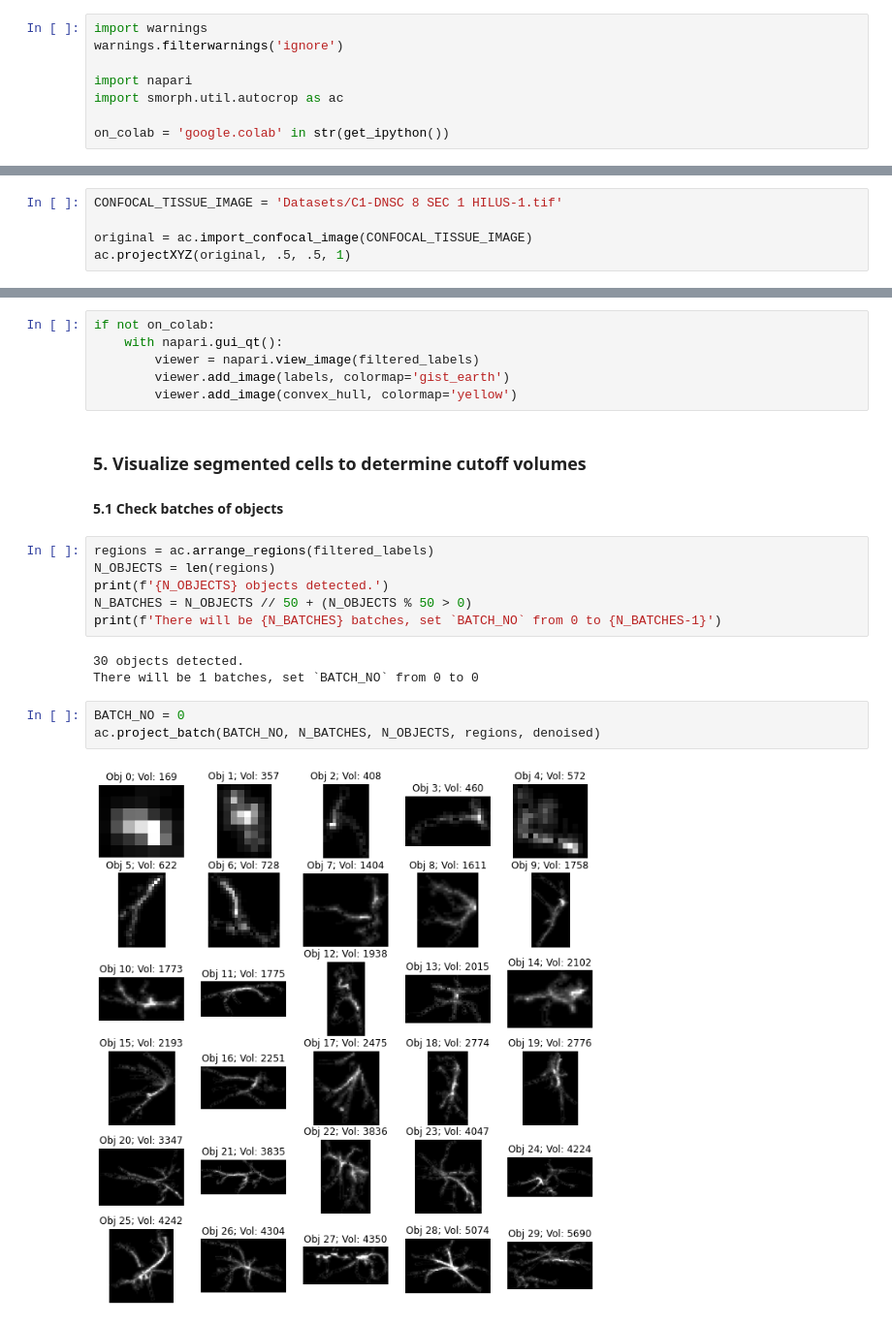
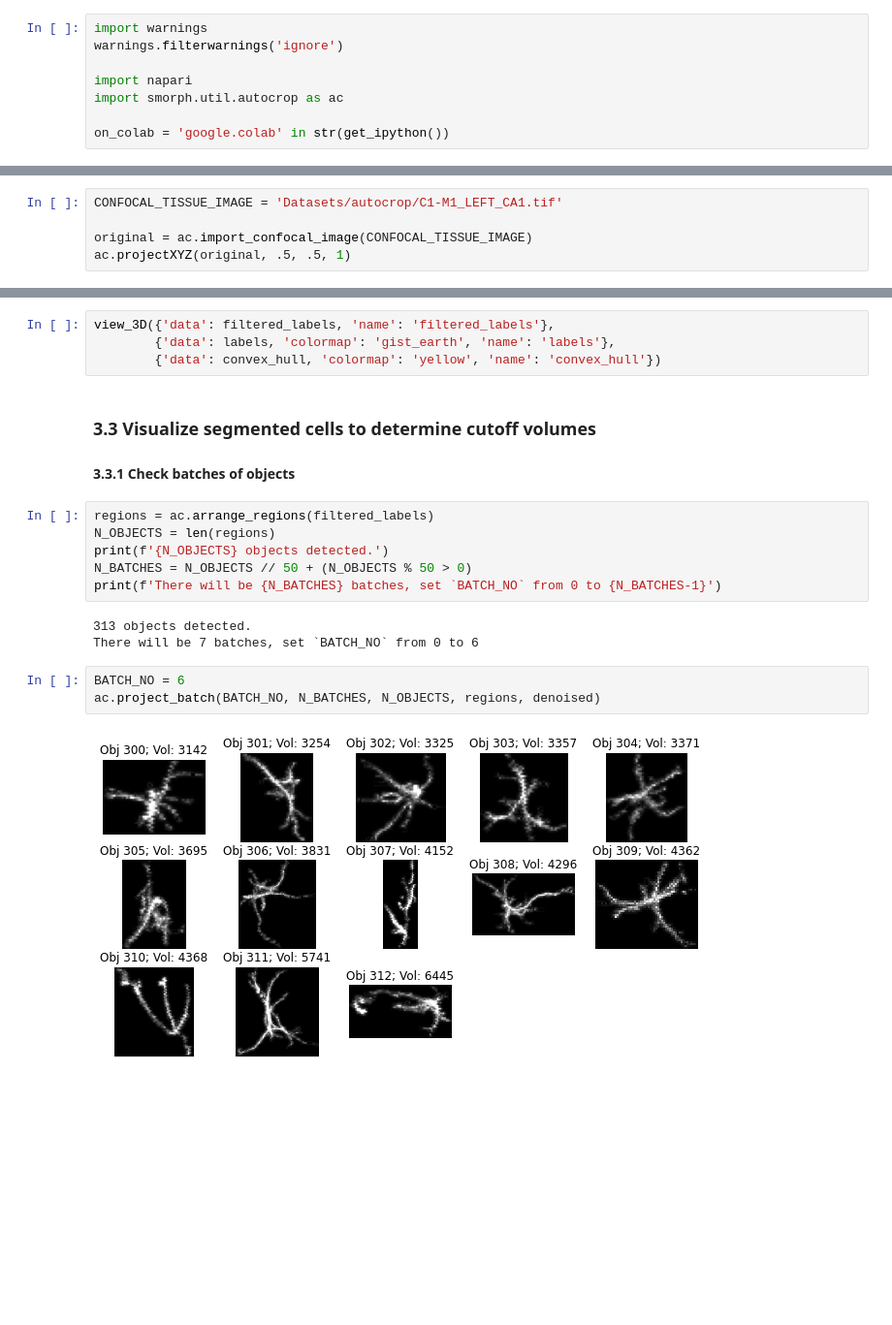
Before and after one commit to swanandlab/SMorph, a Jupyter notebook: autocrop.ipynb, the cells around one changed output, grey strips where cells are left out. Shown at 97% size. Saved outputs shown, nothing was run; the diff lists cells and outputs as text; blank space fills up the shorter version.

```diff
--- a/autocrop.ipynb
+++ b/autocrop.ipynb
@@ -15,7 +23,7 @@ on_colab = 'google.colab' in str(get_ipython())
 
 Set `CONFOCAL_TISSUE_IMAGE` to the path of the image file to be processed.
 # %%
-CONFOCAL_TISSUE_IMAGE = 'Datasets/C1-DNSC 8 SEC 1 HILUS-1.tif'
+CONFOCAL_TISSUE_IMAGE = 'Datasets/autocrop/C1-M1_LEFT_CA1.tif'
 
 original = ac.import_confocal_image(CONFOCAL_TISSUE_IMAGE)
 ac.projectXYZ(original, .5, .5, 1)
@@ -102,13 +86,11 @@ ac.projectXYZ(filtered_labels, .5, .5, 1, 'gist_earth')
-# %%
-if not on_colab:
-    with napari.gui_qt():
-        viewer = napari.view_image(filtered_labels)
-        viewer.add_image(labels, colormap='gist_earth')
-        viewer.add_image(convex_hull, colormap='yellow')
+# %%
+view_3D({'data': filtered_labels, 'name': 'filtered_labels'},
+        {'data': labels, 'colormap': 'gist_earth', 'name': 'labels'},
+        {'data': convex_hull, 'colormap': 'yellow', 'name': 'convex_hull'})
 # %% [markdown]
-### 5. Visualize segmented cells to determine cutoff volumes
+### 3.3 Visualize segmented cells to determine cutoff volumes
 
-#### 5.1 Check batches of objects
+#### 3.3.1 Check batches of objects
 # %%
 regions = ac.arrange_regions(filtered_labels)
 N_OBJECTS = len(regions)
@@ -116,11 +98,11 @@ print(f'{N_OBJECTS} objects detected.')
 N_BATCHES = N_OBJECTS // 50 + (N_OBJECTS % 50 > 0)
 print(f'There will be {N_BATCHES} batches, set `BATCH_NO` from 0 to {N_BATCHES-1}')
 # %% [output]
-30 objects detected.
-There will be 1 batches, set `BATCH_NO` from 0 to 0
+313 objects detected.
+There will be 7 batches, set `BATCH_NO` from 0 to 6
 # %%
-BATCH_NO = 0
+BATCH_NO = 6
 ac.project_batch(BATCH_NO, N_BATCHES, N_OBJECTS, regions, denoised)
 # %% [output]
-[figure, old version]
+[figure, new version]
 # %% [markdown]
```
Also changed, not shown: parts of 25 cells of this notebook, 3 other files.
